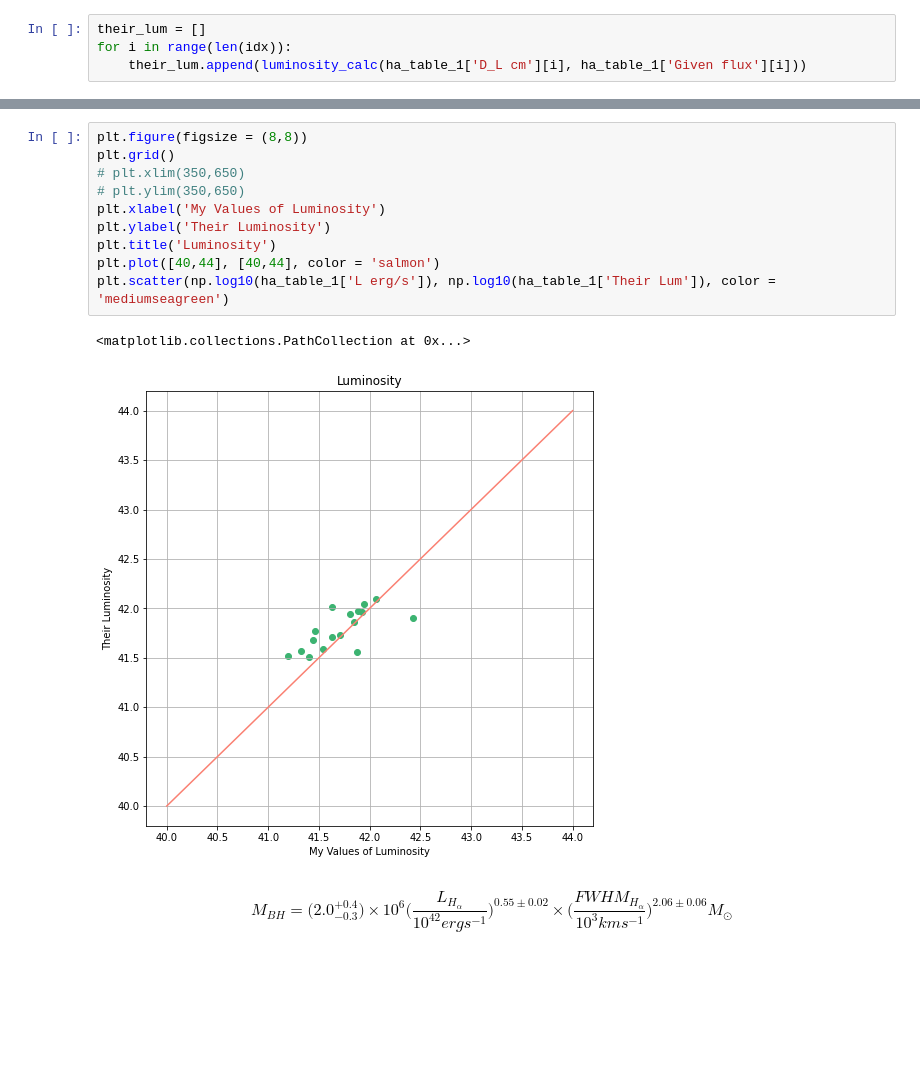
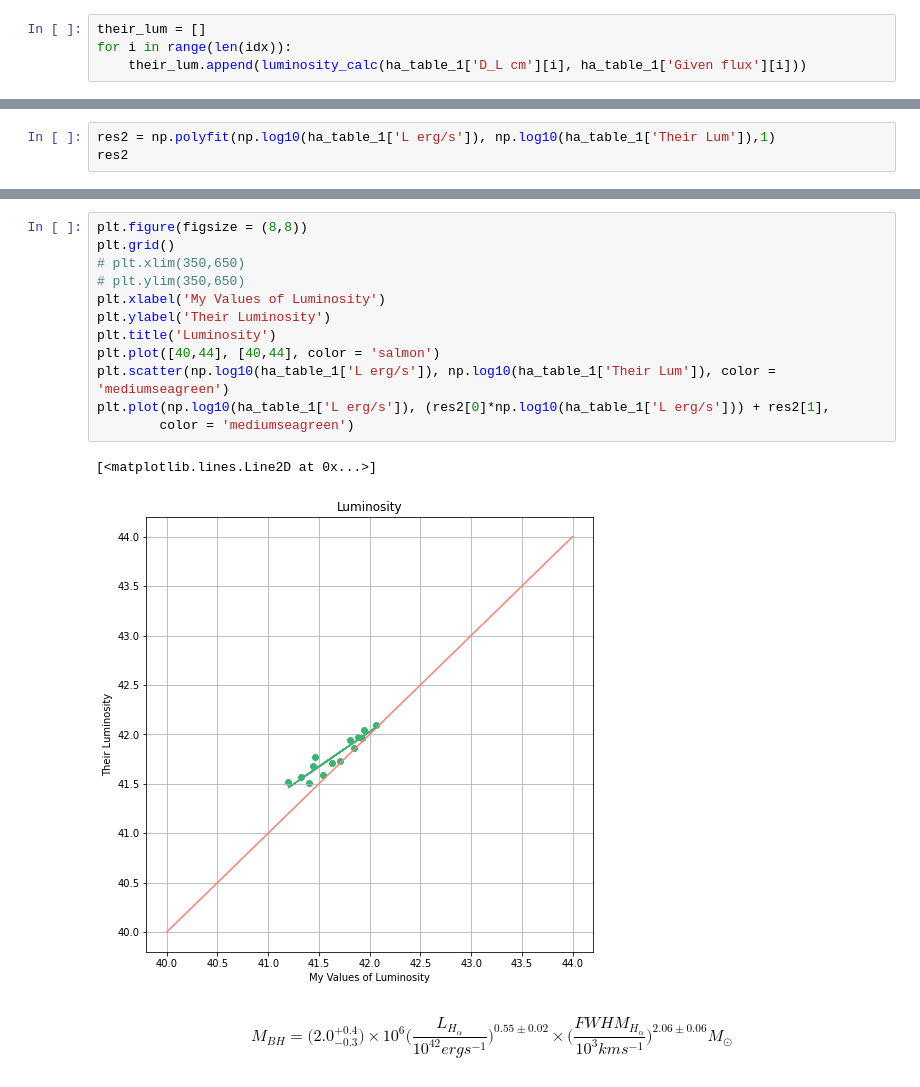
Before and after one commit to Natacha-U/Snr-Prj, a Jupyter notebook: Notebooks/H-Alpha/Area_Calculator.ipynb, the cells around one changed output, grey strips where cells are left out. Drawn from its saved outputs; the diff is of its cells as text; blank space fills up the shorter version.

```diff
--- a/Notebooks/H-Alpha/Area_Calculator.ipynb
+++ b/Notebooks/H-Alpha/Area_Calculator.ipynb
@@ -141 +152,4 @@ for i in range(len(idx)):
 # ha_table_1
+# %%
+res2 = np.polyfit(np.log10(ha_table_1['L erg/s']), np.log10(ha_table_1['Their Lum']),1)
+res2
@@ -142,16 +158,18 @@ for i in range(len(idx)):
 # %%
 plt.figure(figsize = (8,8))
 plt.grid()
 # plt.xlim(350,650)
 # plt.ylim(350,650)
 plt.xlabel('My Values of Luminosity')
 plt.ylabel('Their Luminosity')
 plt.title('Luminosity')
 plt.plot([40,44], [40,44], color = 'salmon')
 plt.scatter(np.log10(ha_table_1['L erg/s']), np.log10(ha_table_1['Their Lum']), color = 'mediumseagreen')
+plt.plot(np.log10(ha_table_1['L erg/s']), (res2[0]*np.log10(ha_table_1['L erg/s'])) + res2[1],
+        color = 'mediumseagreen')
 # %% [output]
-<matplotlib.collections.PathCollection at 0x...>
+[<matplotlib.lines.Line2D at 0x...>]
-[figure, old version]
+[figure, new version]
 # %% [markdown]
 $$ M_{BH} = \big(2.0^{+0.4}_{-0.3}\big) \times 10^6 \bigg(\frac{L_{H_\alpha}}{10^{42} erg s^{-1}}\bigg)^{0.55 \pm 0.02} \times \bigg(\frac{FWHM_{H_\alpha}}{10^3 kms^{-1}}\bigg)^{2.06 \pm 0.06} M_\odot$$
 # %%
```
Also changed, not shown: parts of 16 cells of this notebook.
